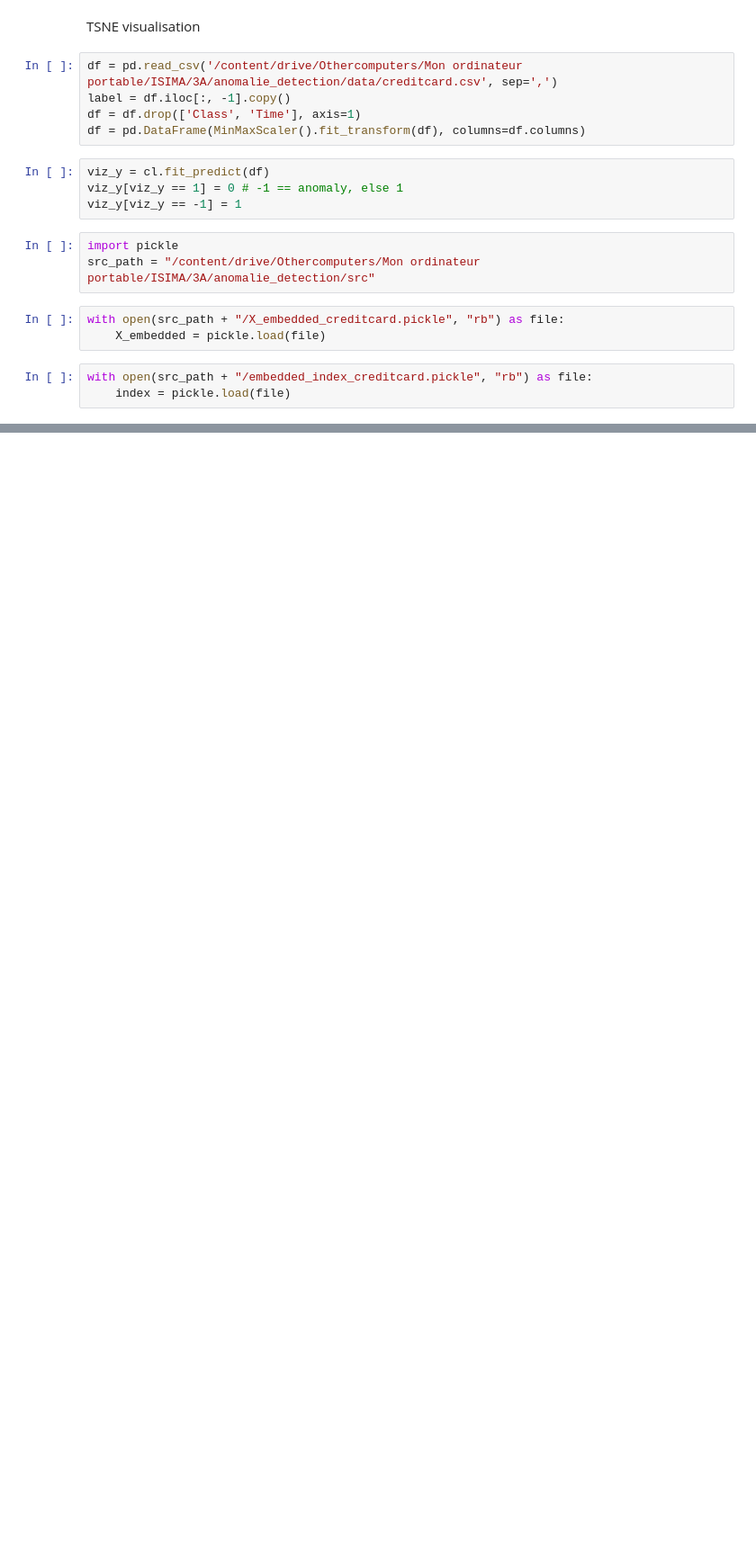
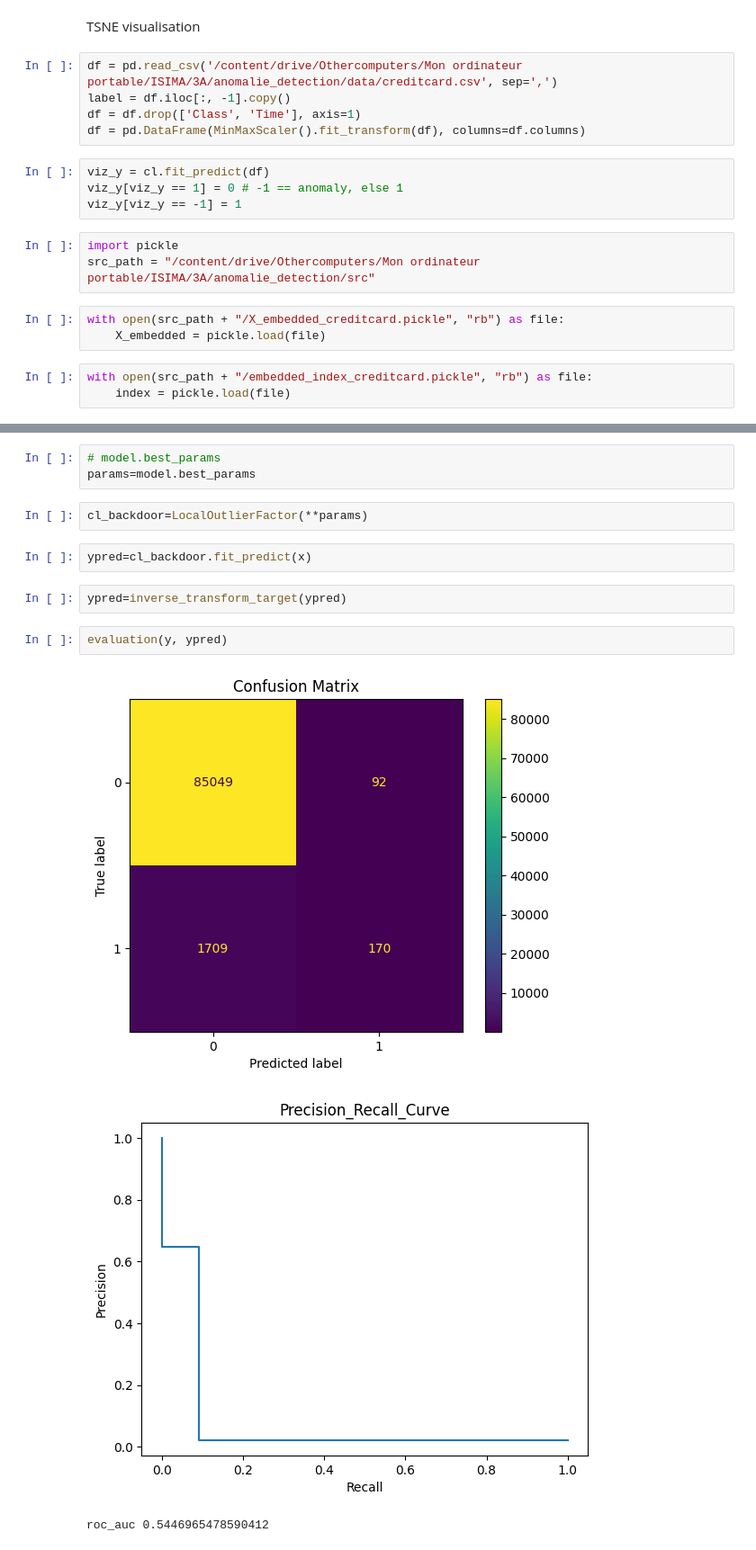
Before and after one commit to dahsie/anomalie_detection, a Jupyter notebook: src/Lof.ipynb, the cells around one changed output, grey strips where cells are left out. Shown: that part at 90% size. Saved outputs shown, nothing was run; the diff lists cells and outputs as text; blank space fills up the shorter version.

```diff
--- a/src/Lof.ipynb
+++ b/src/Lof.ipynb
@@ -261,0 +332,15 @@ Text(0.5, 1.0, 'Local Outlier Factor')
+# %%
+# model.best_params
+params=model.best_params
+# %%
+cl_backdoor=LocalOutlierFactor(**params)
+# %%
+ypred=cl_backdoor.fit_predict(x)
+# %%
+ypred=inverse_transform_target(ypred)
+# %%
+evaluation(y, ypred)
+# %% [output]
+[figure, added]
+[figure, added]
+roc_auc 0.5446965478590412
```
Also changed, not shown: parts of 27 cells of this notebook, 3 other files.
